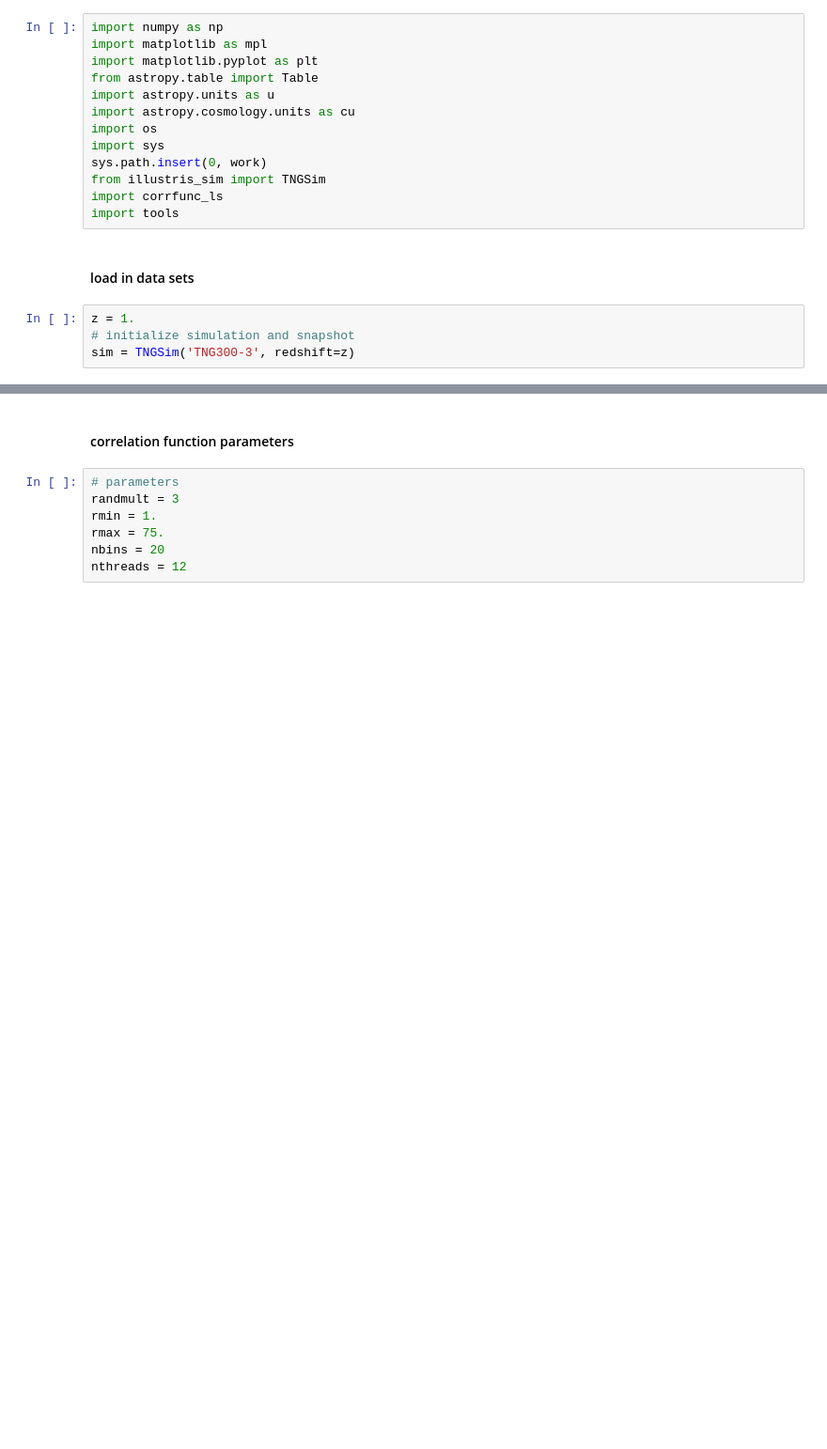
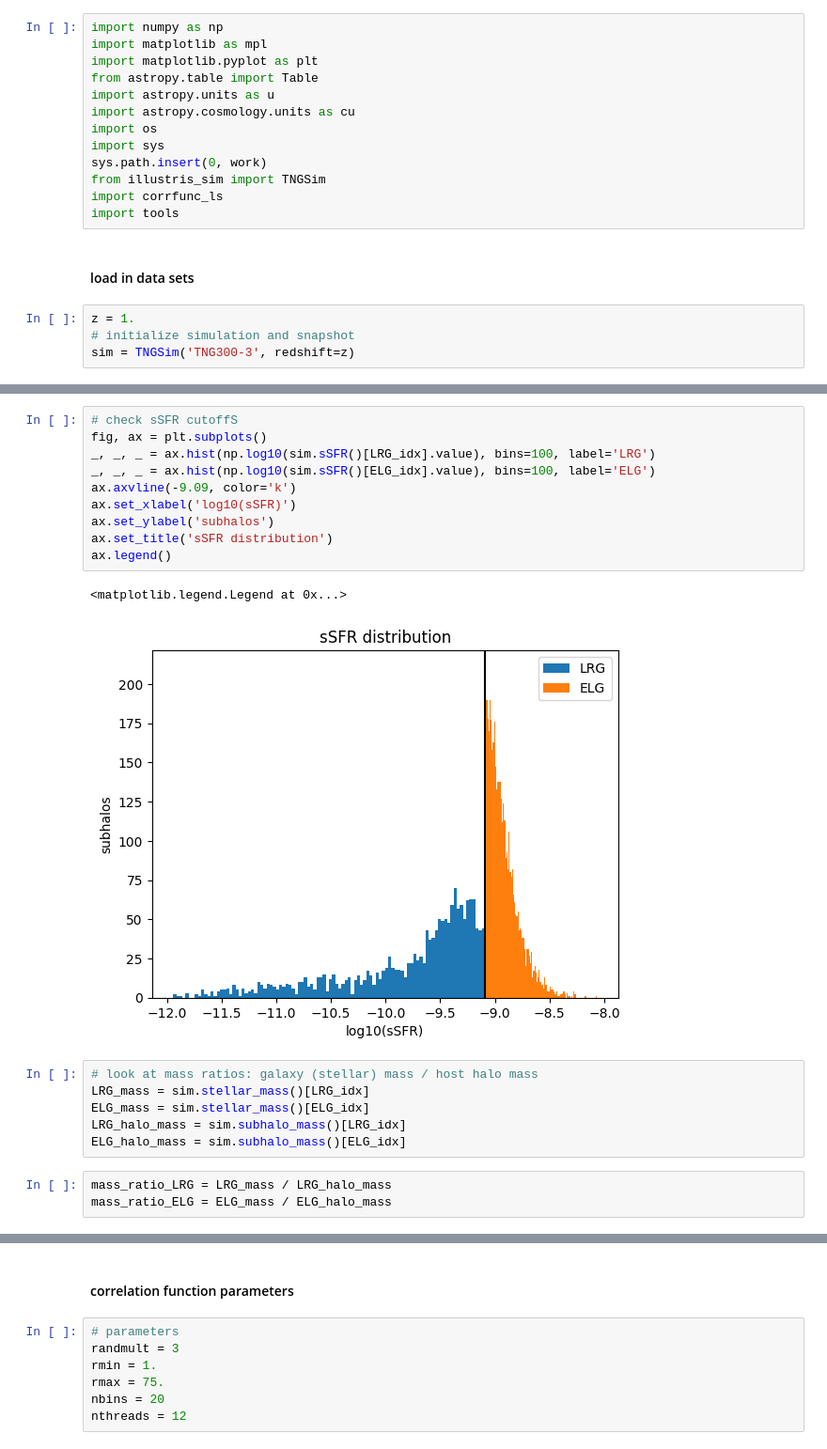
Before and after one commit to abbyw24/small-scale_cross-corrs, a Jupyter notebook: notebooks/galxgal_LRG_ELG_15-8-23.ipynb, the cells around one changed output, grey strips where cells are left out. Shown: that part at 94% size. Saved outputs shown, nothing was run; the diff lists cells and outputs as text; blank space fills up the shorter version.

```diff
--- a/notebooks/galxgal_LRG_ELG_15-8-23.ipynb
+++ b/notebooks/galxgal_LRG_ELG_15-8-23.ipynb
@@ -65,0 +37,22 @@ fig.tight_layout()
+# %%
+# check sSFR cutoffS
+fig, ax = plt.subplots()
+_, _, _ = ax.hist(np.log10(sim.sSFR()[LRG_idx].value), bins=100, label='LRG')
+_, _, _ = ax.hist(np.log10(sim.sSFR()[ELG_idx].value), bins=100, label='ELG')
+ax.axvline(-9.09, color='k')
+ax.set_xlabel('log10(sSFR)')
+ax.set_ylabel('subhalos')
+ax.set_title('sSFR distribution')
+ax.legend()
+# %% [output]
+<matplotlib.legend.Legend at 0x...>
+[figure, added]
+# %%
+# look at mass ratios: galaxy (stellar) mass / host halo mass
+LRG_mass = sim.stellar_mass()[LRG_idx]
+ELG_mass = sim.stellar_mass()[ELG_idx]
+LRG_halo_mass = sim.subhalo_mass()[LRG_idx]
+ELG_halo_mass = sim.subhalo_mass()[ELG_idx]
+# %%
+mass_ratio_LRG = LRG_mass / LRG_halo_mass
+mass_ratio_ELG = ELG_mass / ELG_halo_mass
```
Also changed, not shown: parts of 28 cells of this notebook, 1 other file.
